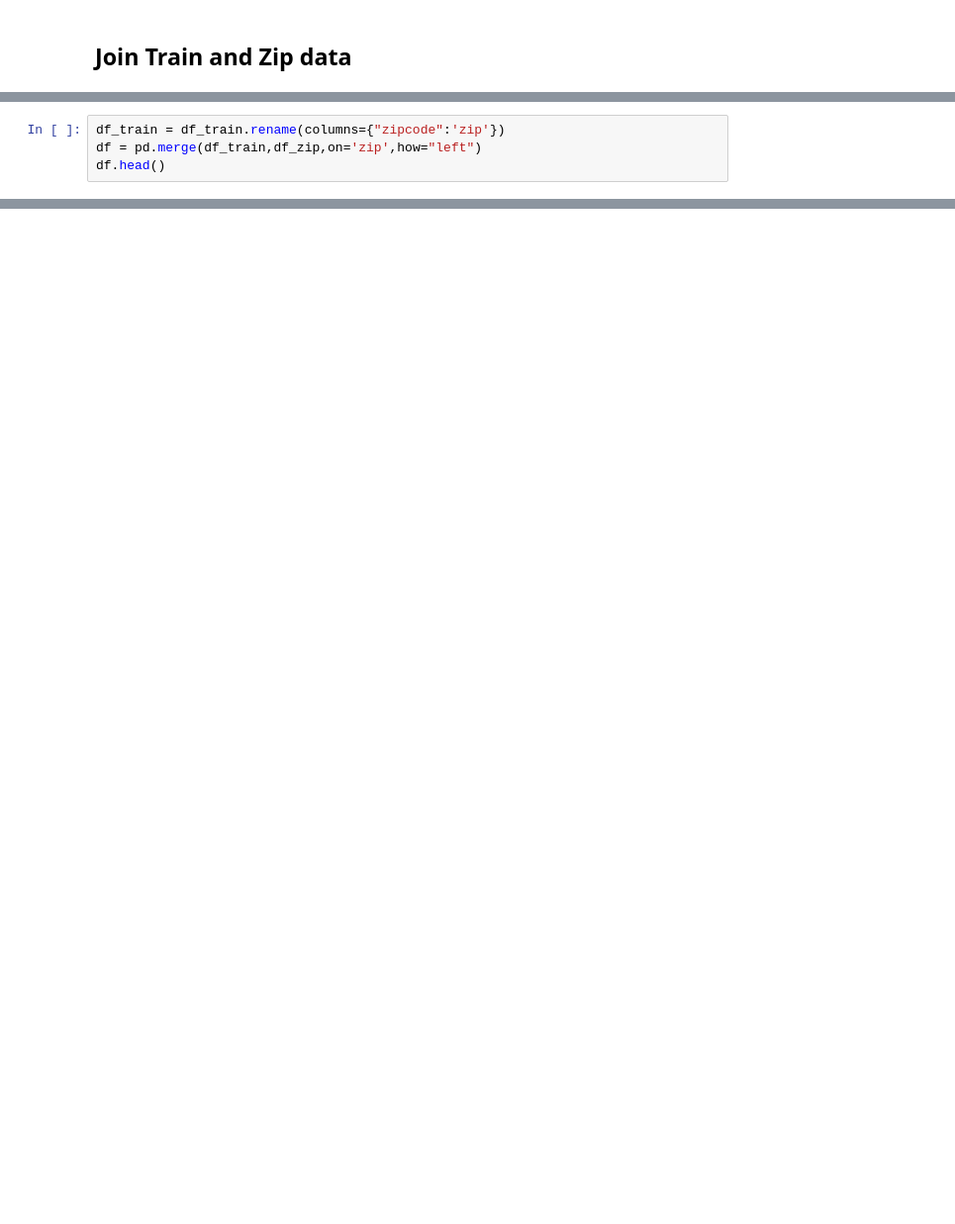
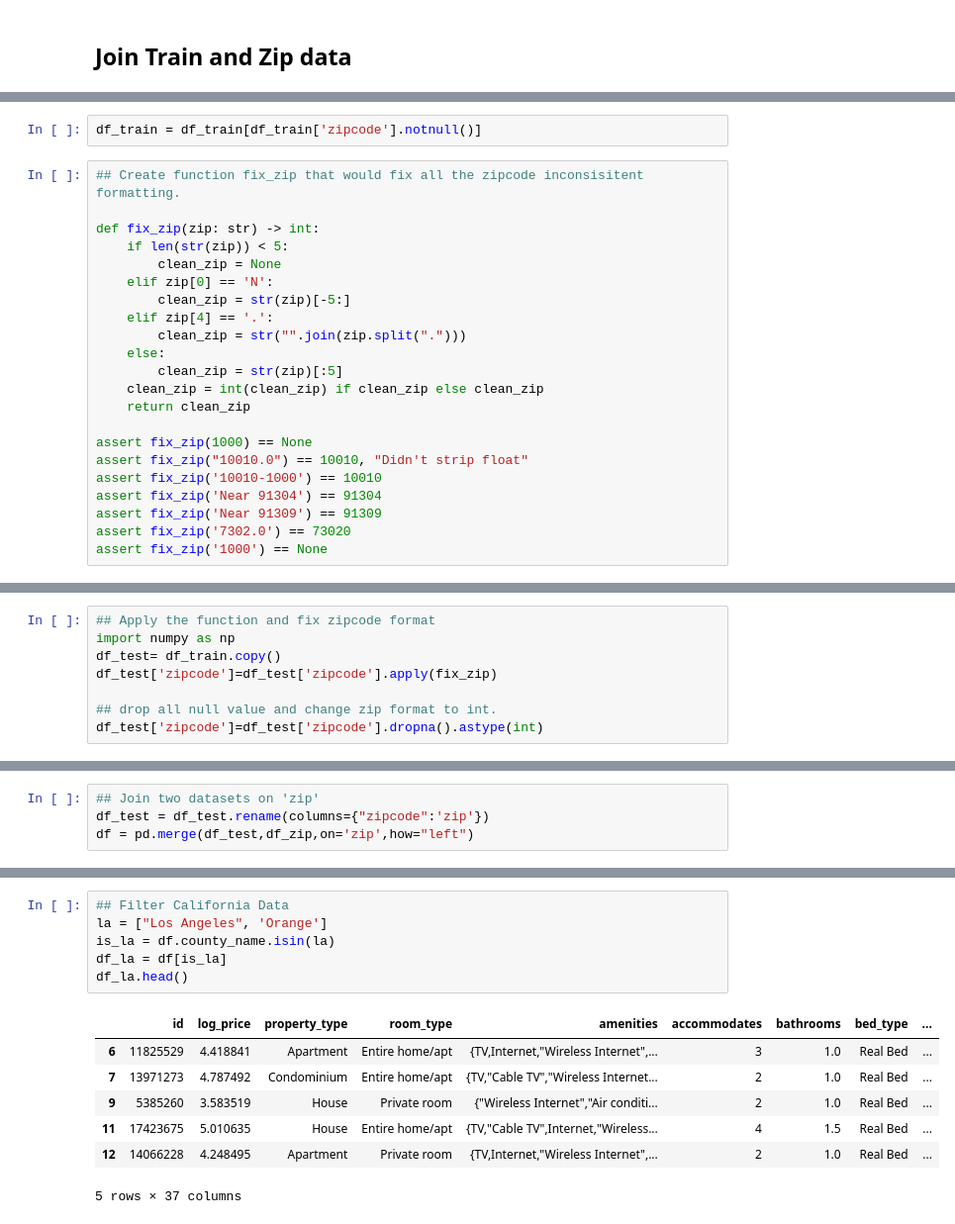
Before and after one commit to shaun-huang/LA-Airbnb, a Jupyter notebook: 02 - Data Transformation.ipynb, the cells around one changed output, grey strips where cells are left out. Shown at 99% size. Saved outputs shown, nothing was run; the diff lists cells and outputs as text; blank space fills up the shorter version.

Commit message:
data cleaned

```diff
--- a/02 - Data Transformation.ipynb
+++ b/02 - Data Transformation.ipynb
@@ -48,0 +25,24 @@ ValueError: invalid literal for int() with base 10: '94117.0'
+# %%
+df_train = df_train[df_train['zipcode'].notnull()]
+# %%
+## Create function fix_zip that would fix all the zipcode inconsisitent formatting.
+
+def fix_zip(zip: str) -> int:
+    if len(str(zip)) < 5:
+        clean_zip = None
+    elif zip[0] == 'N':
+        clean_zip = str(zip)[-5:]
+    elif zip[4] == '.':
+        clean_zip = str("".join(zip.split(".")))
+    else:
+        clean_zip = str(zip)[:5]
+    clean_zip = int(clean_zip) if clean_zip else clean_zip
+    return clean_zip
+
+assert fix_zip(1000) == None
+assert fix_zip("10010.0") == 10010, "Didn't strip float"
+assert fix_zip('10010-1000') == 10010
+assert fix_zip('Near 91304') == 91304
+assert fix_zip('Near 91309') == 91309
+assert fix_zip('7302.0') == 73020
+assert fix_zip('1000') == None
@@ -48,0 +73,8 @@ ValueError: invalid literal for int() with base 10: '94117.0'
+# %%
+## Apply the function and fix zipcode format
+import numpy as np
+df_test= df_train.copy()
+df_test['zipcode']=df_test['zipcode'].apply(fix_zip)
+
+## drop all null value and change zip format to int.
+df_test['zipcode']=df_test['zipcode'].dropna().astype(int)
@@ -49,4 +83,4 @@ ValueError: invalid literal for int() with base 10: '94117.0'
 # %%
-df_train = df_train.rename(columns={"zipcode":'zip'})
-df = pd.merge(df_train,df_zip,on='zip',how="left")
-df.head()
+## Join two datasets on 'zip'
+df_test = df_test.rename(columns={"zipcode":'zip'})
+df = pd.merge(df_test,df_zip,on='zip',how="left")
@@ -54,0 +99,14 @@ ValueError: You are trying to merge on object and int64 columns. If you wish to
+# %%
+## Filter California Data
+la = ["Los Angeles", 'Orange']
+is_la = df.county_name.isin(la)
+df_la = df[is_la]
+df_la.head()
+# %% [output]
+|  | id | log_price | property_type | room_type | amenities | accommodates | bathrooms | bed_type | ... |
+| 6 | 11825529 | 4.418841 | Apartment | Entire home/apt | {TV,Internet,"Wireless Internet",... | 3 | 1.0 | Real Bed | ... |
+| 7 | 13971273 | 4.787492 | Condominium | Entire home/apt | {TV,"Cable TV","Wireless Internet... | 2 | 1.0 | Real Bed | ... |
+| 9 | 5385260 | 3.583519 | House | Private room | {"Wireless Internet","Air conditi... | 2 | 1.0 | Real Bed | ... |
+| 11 | 17423675 | 5.010635 | House | Entire home/apt | {TV,"Cable TV",Internet,"Wireless... | 4 | 1.5 | Real Bed | ... |
+| 12 | 14066228 | 4.248495 | Apartment | Private room | {TV,Internet,"Wireless Internet",... | 2 | 1.0 | Real Bed | ... |
+5 rows × 37 columns
```
Also changed, not shown: parts of 11 cells of this notebook, 3 other files.
